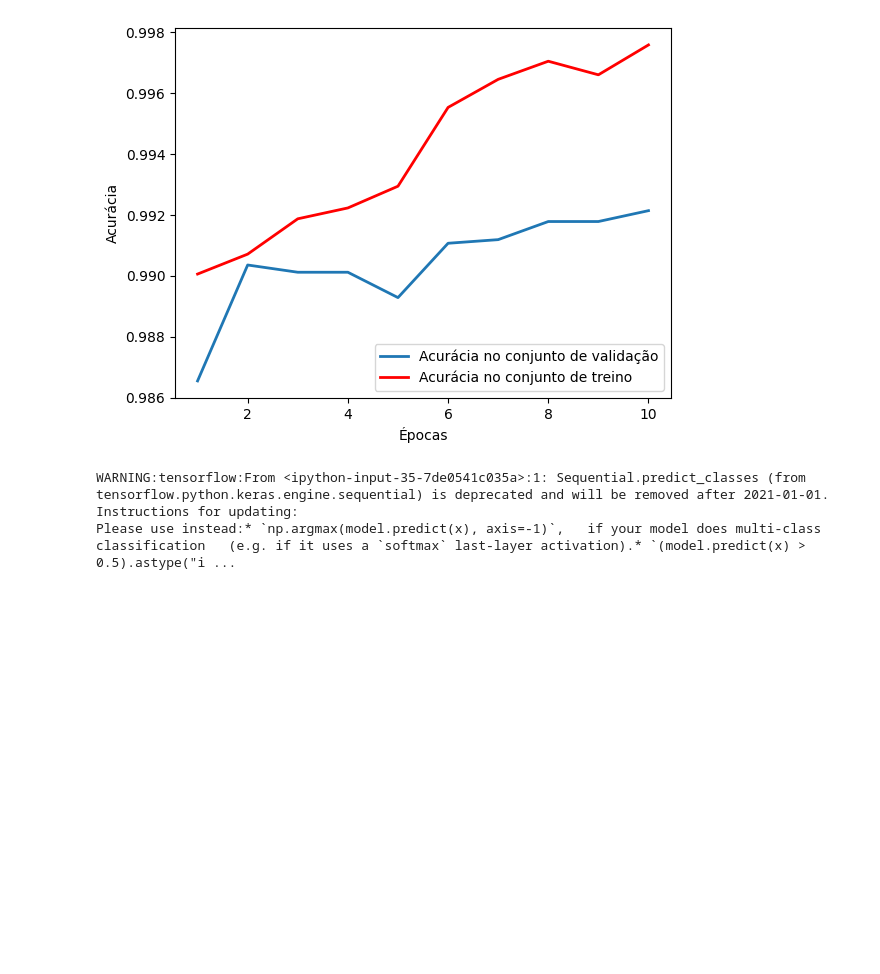
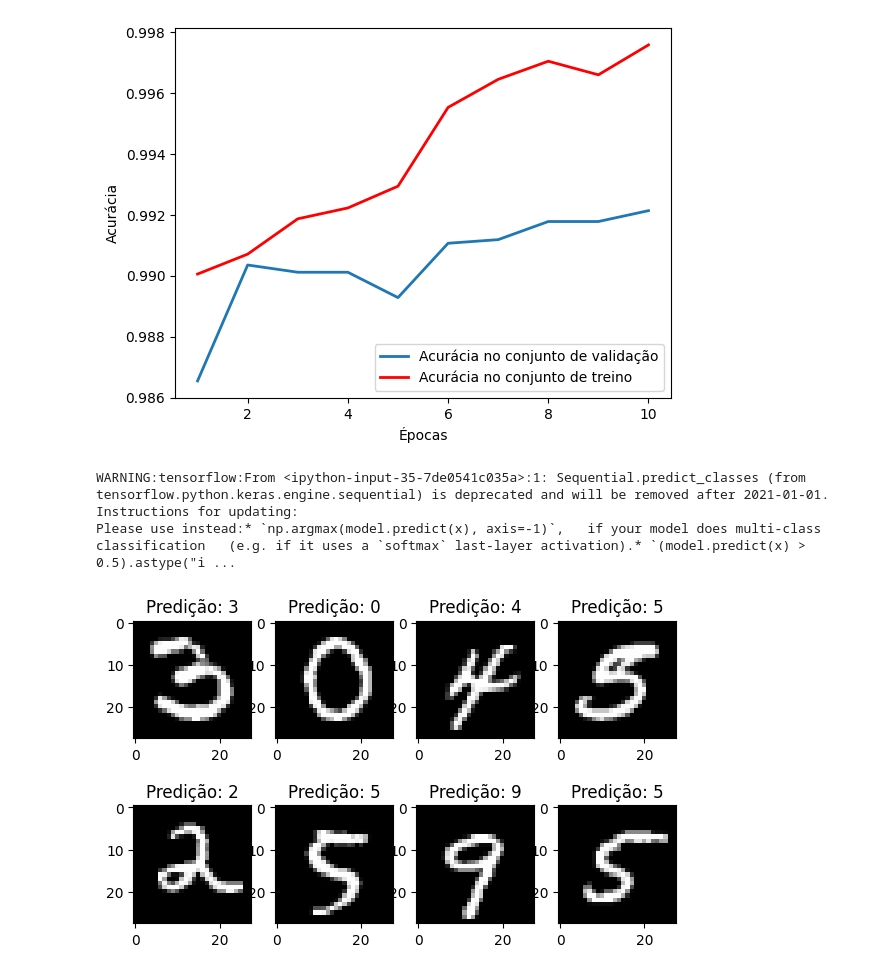
Before and after one commit to marcelounb/DeepLearning, a Jupyter notebook: TestePratico1_Outline.ipynb, the cells around one changed output. Cells and saved outputs as stored; diff of their text form; code cells hidden in the pictures; blank space fills up the shorter version.

```diff
--- a/TestePratico1_Outline.ipynb
+++ b/TestePratico1_Outline.ipynb
@@ -67,7 +59,9 @@ from keras.callbacks import ReduceLROnPlateau"""
 ## escalonamos os valores entre 0-1
 ## esse processo torna nosso modelo menos variante a pequenas alterações.
 x_train = x_train / 255
+x_train2 = x_train
 x_test = x_test / 255
+x_test2 = x_test
 # %%
 from tensorflow.keras import layers, models
 model = models.Sequential()
@@ -113,13 +126,13 @@ history = model.fit(x_train, y_train, batch_size = 512, epochs = epochs)  # Trei
 # útil para encontrar o mínimo global.
 
 learning_rate_reduction = ReduceLROnPlateau(monitor = 'val_accuracy', patience=3, verbose=1, factor=0.5, min_lr=0.00001)
-batch_size = 32
-epochs = 10
+batch_size2 = 32
+epochs2 = 10
 # %%
-history2 = model.fit(x_train,
-                        y_train,
-                        batch_size = batch_size,
-                        epochs = epochs,
+history2 = model.fit(x_train2,
+                        y_train2,
+                        batch_size = batch_size2,
+                        epochs = epochs2,
                         validation_split=0.2,
                         verbose = 1,
                         callbacks=[learning_rate_reduction])
@@ -164,7 +177,7 @@ plt.show()
 # %% [output]
 [figure]
 # %%
-predictions = model.predict_classes(x_test)
+predictions = model.predict_classes(x_test2)
 # %% [output]
 WARNING:tensorflow:From <ipython-input-35-7de0541c035a>:1: Sequential.predict_classes (from tensorflow.python.keras.engine.sequential) is deprecated and will be removed after 2021-01-01.
 Instructions for updating:
@@ -172,13 +185,15 @@ Please use instead:* `np.argmax(model.predict(x), axis=-1)`,   if your model doe
 # %%
 plt.figure(figsize=(7,14))
 for i in range(0, 8):
-    random_num = np.random.randint(0, len(x_test))
-    img = x_test[random_num]
+    random_num = np.random.randint(0, len(x_test2))
+    img = x_test2[random_num]
     plt.subplot(6,4,i+1)
     plt.margins(x = 20, y = 20)
     plt.title('Predição: ' + str(predictions[random_num]))
     plt.imshow(img.reshape(28, 28), cmap=plt.get_cmap('gray'))
 plt.show()
+# %% [output]
+[figure, added]
 # %%
 submission = pd.DataFrame({'ImageID' : pd.Series(range(1,28001)), 'Label' : predictions})
 submission.to_csv("submission.csv",index=False)
```
Also changed, not shown: parts of 3 cells of this notebook.
